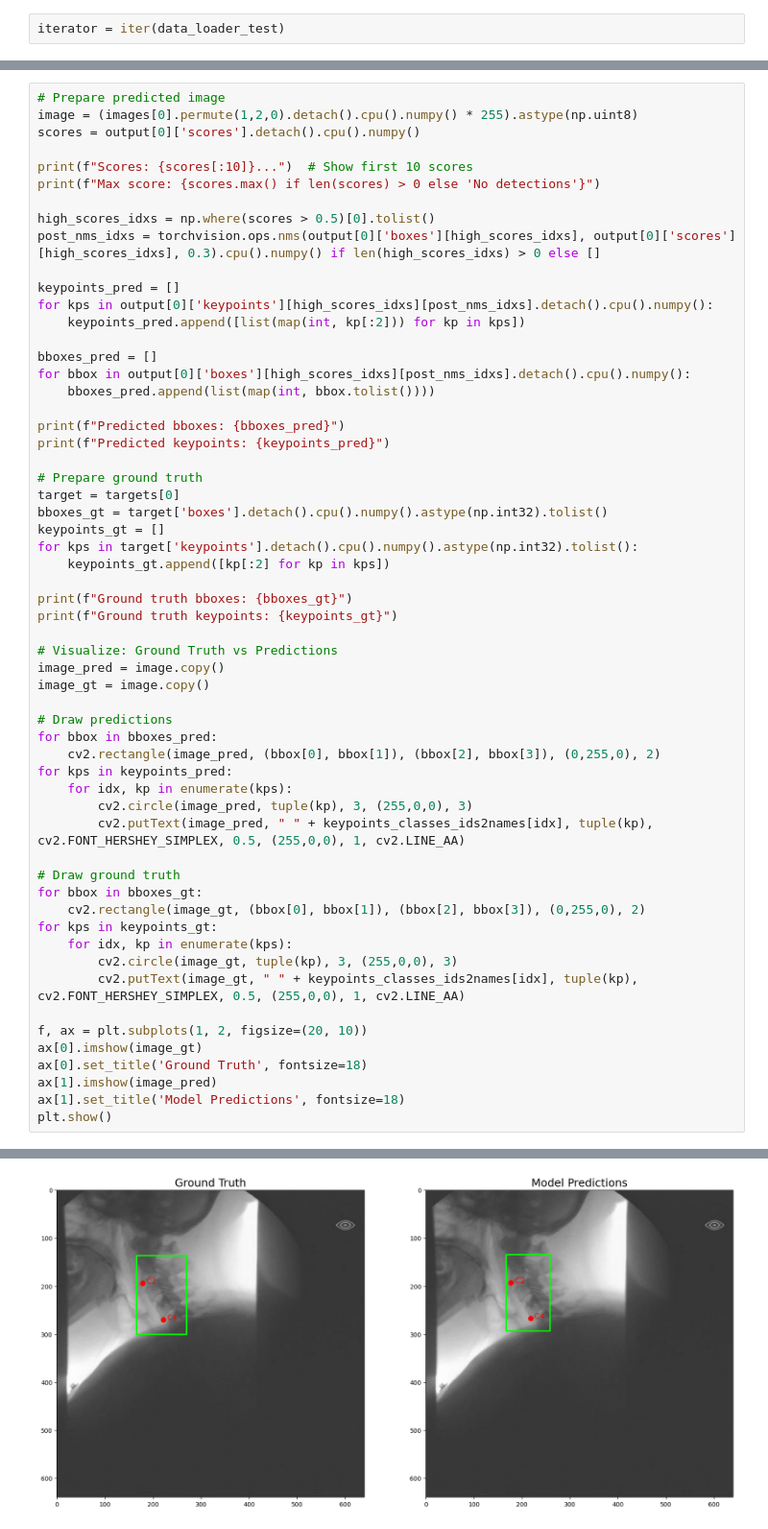
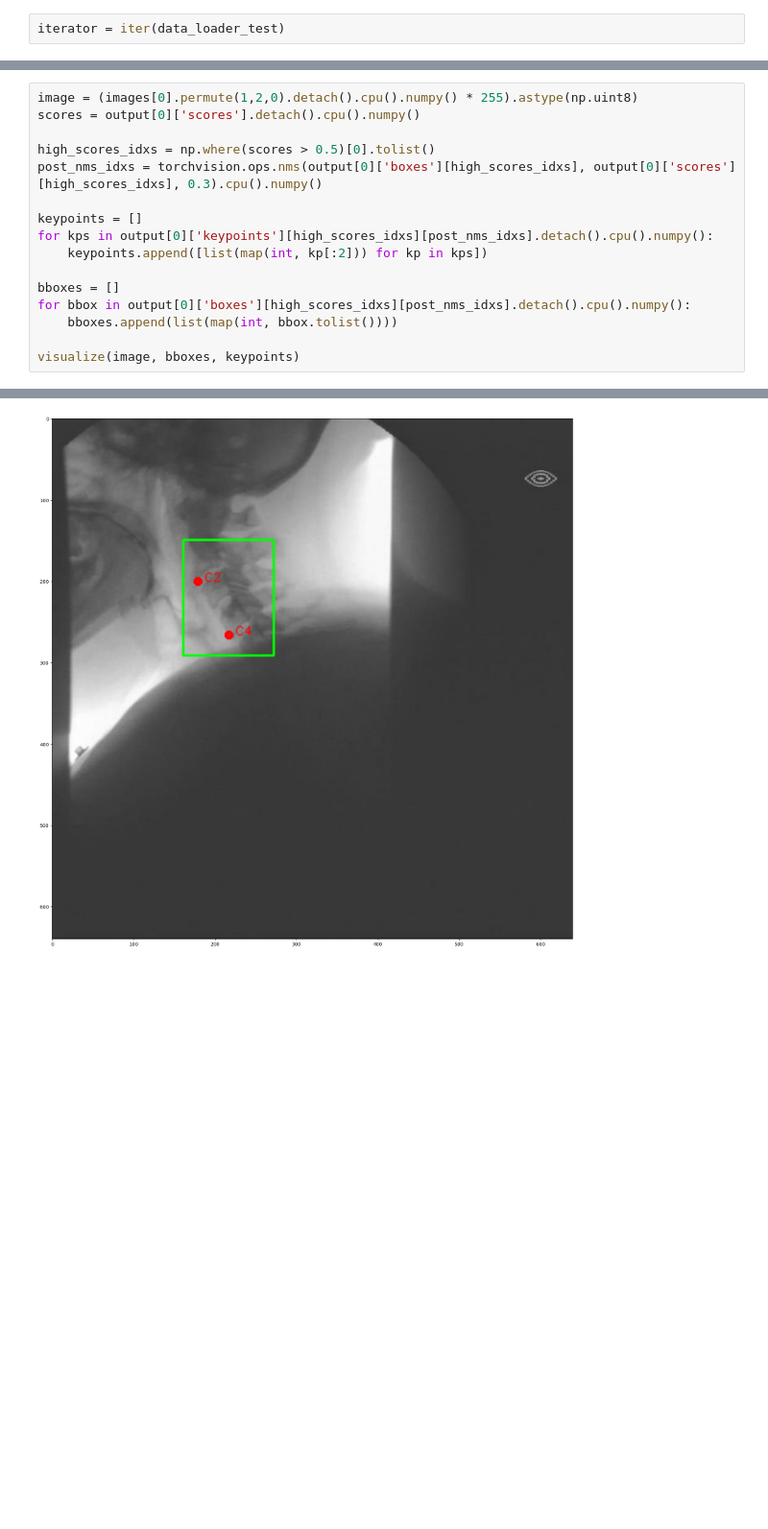
Before and after one commit to marcellonascif/INF2008-keypoints, a Jupyter notebook: src/train_keypoints.ipynb, the cells around one changed output, grey strips where cells are left out. Shown at 96% size. Saved outputs shown, nothing was run; the diff lists cells and outputs as text; blank space fills up the shorter version.

```diff
--- a/src/train_keypoints.ipynb
+++ b/src/train_keypoints.ipynb
@@ -395,59 +340,17 @@ Predictions:
 # %%
-# Prepare predicted image
 image = (images[0].permute(1,2,0).detach().cpu().numpy() * 255).astype(np.uint8)
 scores = output[0]['scores'].detach().cpu().numpy()
 
-print(f"Scores: {scores[:10]}...")  # Show first 10 scores
-print(f"Max score: {scores.max() if len(scores) > 0 else 'No detections'}")
+high_scores_idxs = np.where(scores > 0.5)[0].tolist()
+post_nms_idxs = torchvision.ops.nms(output[0]['boxes'][high_scores_idxs], output[0]['scores'][high_scores_idxs], 0.3).cpu().numpy()
 
-high_scores_idxs = np.where(scores > 0.5)[0].tolist()
-post_nms_idxs = torchvision.ops.nms(output[0]['boxes'][high_scores_idxs], output[0]['scores'][high_scores_idxs], 0.3).cpu().numpy() if len(high_scores_idxs) > 0 else []
+keypoints = []
+for kps in output[0]['keypoints'][high_scores_idxs][post_nms_idxs].detach().cpu().numpy():
+    keypoints.append([list(map(int, kp[:2])) for kp in kps])
 
-keypoints_pred = []
-for kps in output[0]['keypoints'][high_scores_idxs][post_nms_idxs].detach().cpu().numpy():
-    keypoints_pred.append([list(map(int, kp[:2])) for kp in kps])
+bboxes = []
+for bbox in output[0]['boxes'][high_scores_idxs][post_nms_idxs].detach().cpu().numpy():
+    bboxes.append(list(map(int, bbox.tolist())))
 
-bboxes_pred = []
-for bbox in output[0]['boxes'][high_scores_idxs][post_nms_idxs].detach().cpu().numpy():
-    bboxes_pred.append(list(map(int, bbox.tolist())))
-
-print(f"Predicted bboxes: {bboxes_pred}")
-print(f"Predicted keypoints: {keypoints_pred}")
-
-# Prepare ground truth
-target = targets[0]
-bboxes_gt = target['boxes'].detach().cpu().numpy().astype(np.int32).tolist()
-keypoints_gt = []
-for kps in target['keypoints'].detach().cpu().numpy().astype(np.int32).tolist():
-    keypoints_gt.append([kp[:2] for kp in kps])
-
-print(f"Ground truth bboxes: {bboxes_gt}")
-print(f"Ground truth keypoints: {keypoints_gt}")
-
-# Visualize: Ground Truth vs Predictions
-image_pred = image.copy()
-image_gt = image.copy()
-
-# Draw predictions
-for bbox in bboxes_pred:
-    cv2.rectangle(image_pred, (bbox[0], bbox[1]), (bbox[2], bbox[3]), (0,255,0), 2)
-for kps in keypoints_pred:
-    for idx, kp in enumerate(kps):
-        cv2.circle(image_pred, tuple(kp), 3, (255,0,0), 3)
-        cv2.putText(image_pred, " " + keypoints_classes_ids2names[idx], tuple(kp), cv2.FONT_HERSHEY_SIMPLEX, 0.5, (255,0,0), 1, cv2.LINE_AA)
-
-# Draw ground truth
-for bbox in bboxes_gt:
-    cv2.rectangle(image_gt, (bbox[0], bbox[1]), (bbox[2], bbox[3]), (0,255,0), 2)
-for kps in keypoints_gt:
-    for idx, kp in enumerate(kps):
-        cv2.circle(image_gt, tuple(kp), 3, (255,0,0), 3)
-        cv2.putText(image_gt, " " + keypoints_classes_ids2names[idx], tuple(kp), cv2.FONT_HERSHEY_SIMPLEX, 0.5, (255,0,0), 1, cv2.LINE_AA)
-
-f, ax = plt.subplots(1, 2, figsize=(20, 10))
-ax[0].imshow(image_gt)
-ax[0].set_title('Ground Truth', fontsize=18)
-ax[1].imshow(image_pred)
-ax[1].set_title('Model Predictions', fontsize=18)
-plt.show()
+visualize(image, bboxes, keypoints)
 # %% [output]
@@ -461 +357 @@ Ground truth keypoints: [[[179, 195], [222, 271]]]
-[figure, old version]
+[figure, new version]
```
Also changed, not shown: parts of 10 cells of this notebook, 1 other file.
